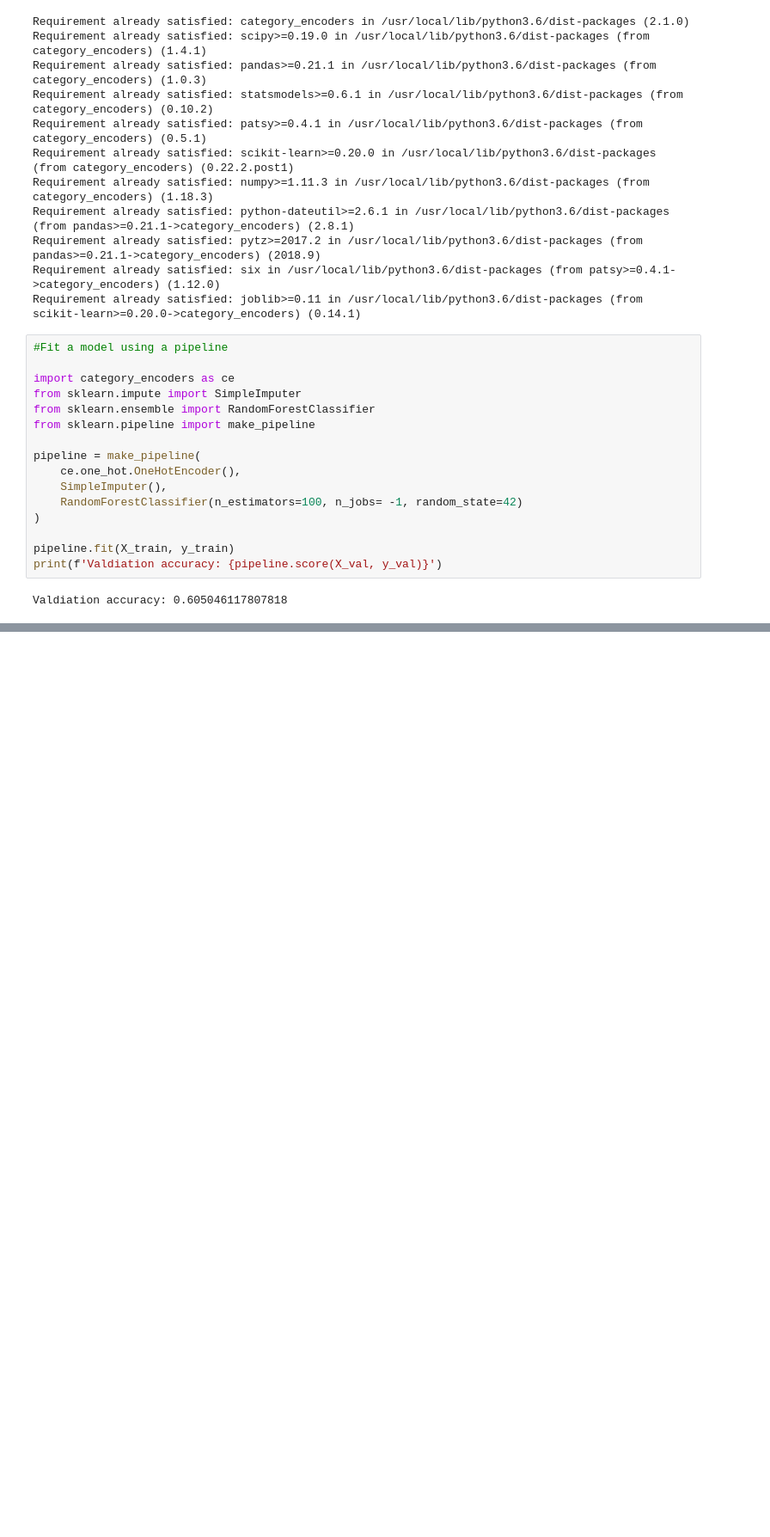
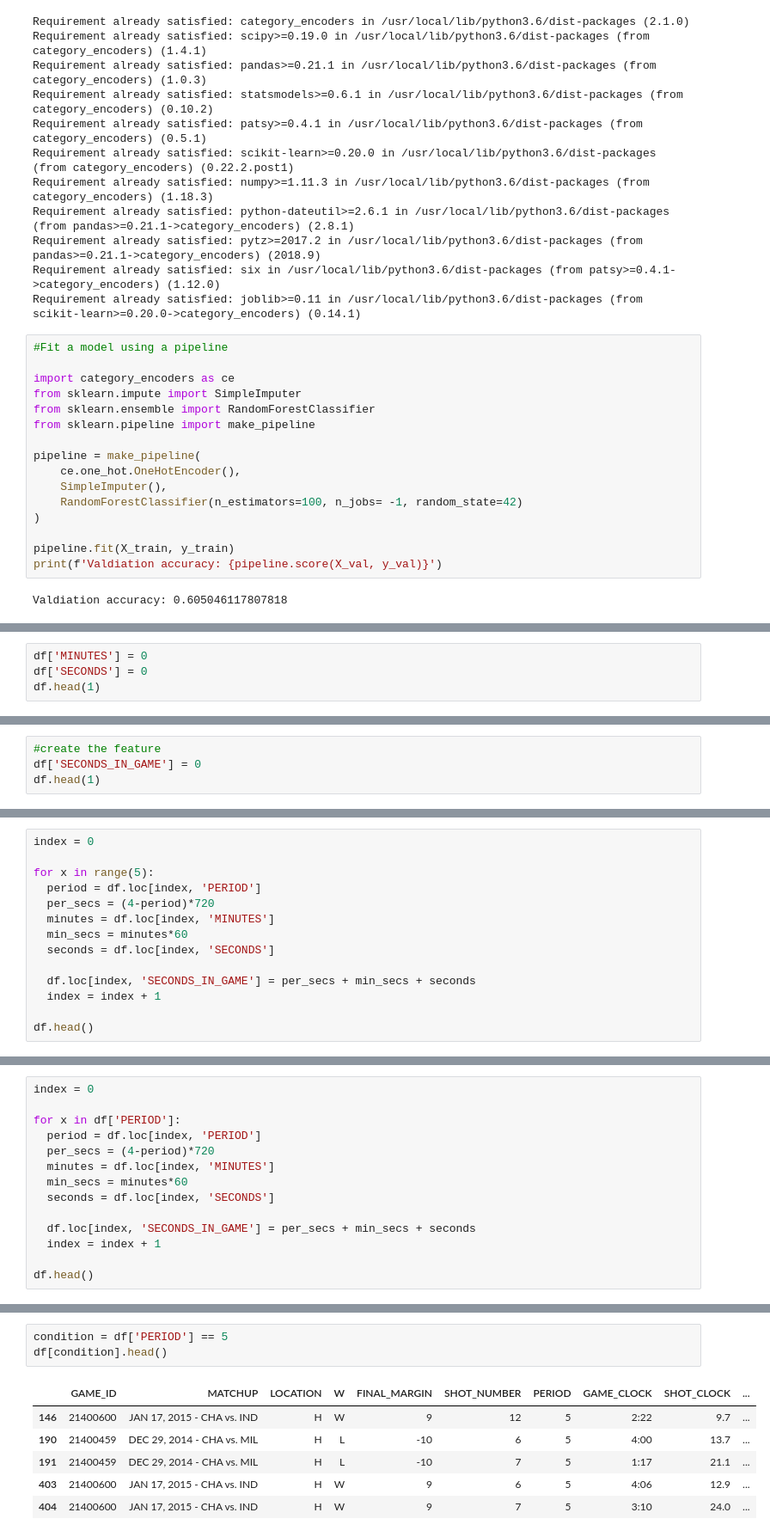
Before and after one commit to ndow33/DS-Unit-2-Applied-Modeling, a Jupyter notebook: module2-wrangle-ml-datasets/LS_DS_232_assignment.ipynb, the cells around one changed output, grey strips where cells are left out. Shown at 86% size. Cells and saved outputs as stored; diff of their text form; blank space fills up the shorter version.

```diff
--- a/module2-wrangle-ml-datasets/LS_DS_232_assignment.ipynb
+++ b/module2-wrangle-ml-datasets/LS_DS_232_assignment.ipynb
@@ -139,0 +186,4 @@ Valdiation accuracy: 0.605046117807818
+# %%
+df['MINUTES'] = 0
+df['SECONDS'] = 0
+df.head(1)
@@ -139,0 +242,4 @@ Valdiation accuracy: 0.605046117807818
+# %%
+#create the feature
+df['SECONDS_IN_GAME'] = 0
+df.head(1)
@@ -139,0 +249,14 @@ Valdiation accuracy: 0.605046117807818
+# %%
+index = 0
+
+for x in range(5):
+  period = df.loc[index, 'PERIOD']
+  per_secs = (4-period)*720
+  minutes = df.loc[index, 'MINUTES']
+  min_secs = minutes*60
+  seconds = df.loc[index, 'SECONDS']
+
+  df.loc[index, 'SECONDS_IN_GAME'] = per_secs + min_secs + seconds
+  index = index + 1
+
+df.head()
@@ -139,0 +270,14 @@ Valdiation accuracy: 0.605046117807818
+# %%
+index = 0
+
+for x in df['PERIOD']:
+  period = df.loc[index, 'PERIOD']
+  per_secs = (4-period)*720
+  minutes = df.loc[index, 'MINUTES']
+  min_secs = minutes*60
+  seconds = df.loc[index, 'SECONDS']
+
+  df.loc[index, 'SECONDS_IN_GAME'] = per_secs + min_secs + seconds
+  index = index + 1
+
+df.head()
@@ -139,0 +291,10 @@ Valdiation accuracy: 0.605046117807818
+# %%
+condition = df['PERIOD'] == 5
+df[condition].head()
+# %% [output]
+|  | GAME_ID | MATCHUP | LOCATION | W | FINAL_MARGIN | SHOT_NUMBER | PERIOD | GAME_CLOCK | SHOT_CLOCK | ... |
+| 146 | 21400600 | JAN 17, 2015 - CHA vs. IND | H | W | 9 | 12 | 5 | 2:22 | 9.7 | ... |
+| 190 | 21400459 | DEC 29, 2014 - CHA vs. MIL | H | L | -10 | 6 | 5 | 4:00 | 13.7 | ... |
+| 191 | 21400459 | DEC 29, 2014 - CHA vs. MIL | H | L | -10 | 7 | 5 | 1:17 | 21.1 | ... |
+| 403 | 21400600 | JAN 17, 2015 - CHA vs. IND | H | W | 9 | 6 | 5 | 4:06 | 12.9 | ... |
+| 404 | 21400600 | JAN 17, 2015 - CHA vs. IND | H | W | 9 | 7 | 5 | 3:10 | 24.0 | ... |
```
Also changed, not shown: parts of 22 cells of this notebook.
